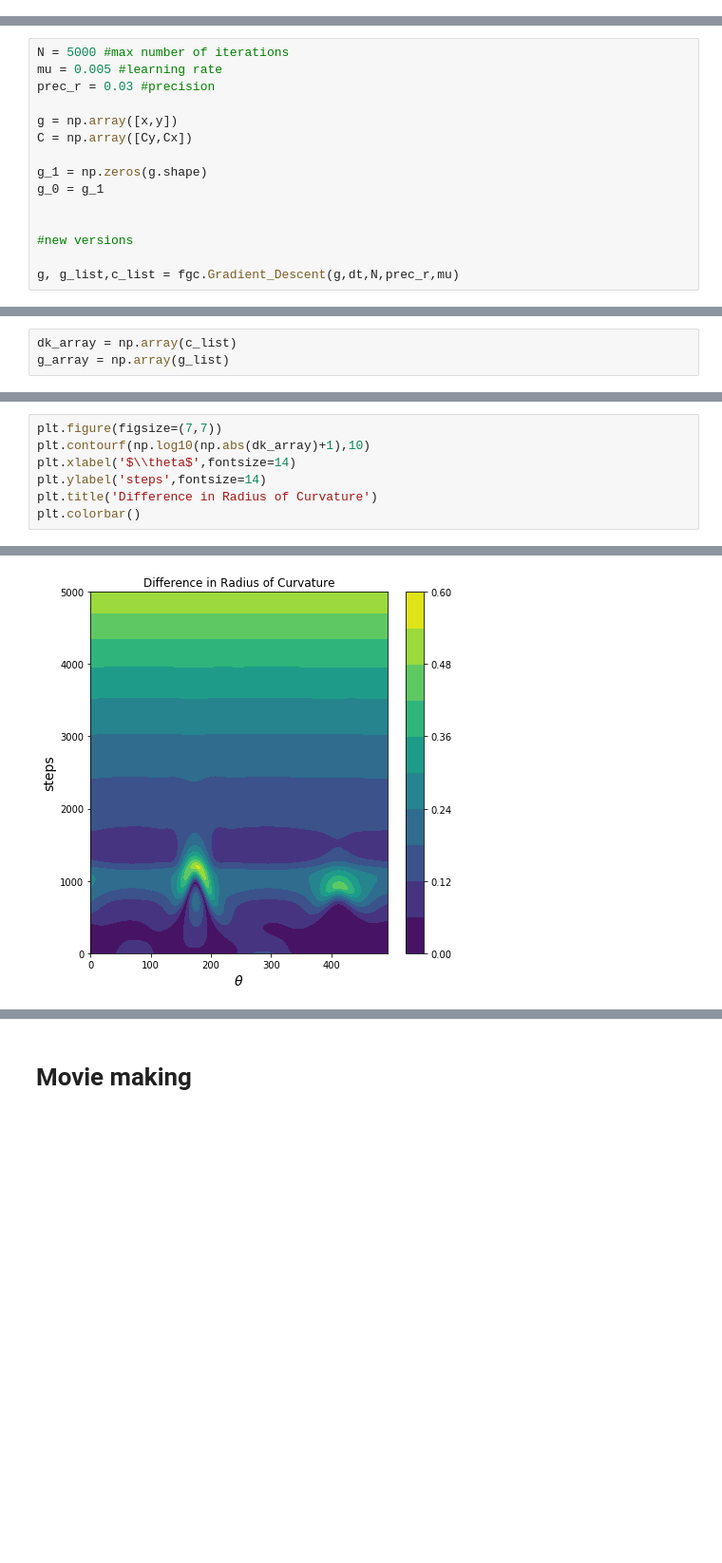
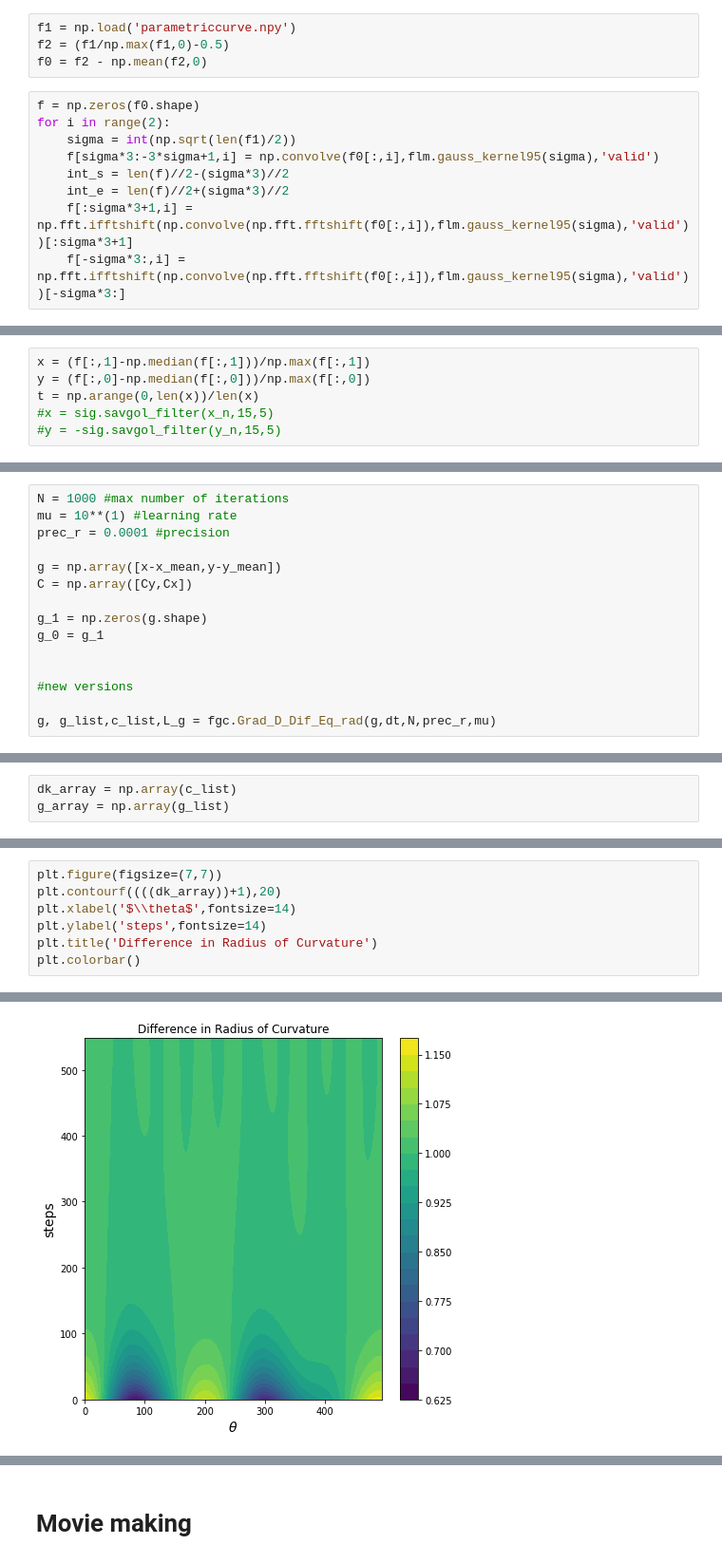
Before and after one commit to rafaelalmada240/ProjectCircles, a Jupyter notebook: ProjectCircles.ipynb, the cells around one changed output, grey strips where cells are left out. Shown at 95% size. Drawn from its saved outputs; the diff is of its cells as text; blank space fills up the shorter version.

```diff
--- a/ProjectCircles.ipynb
+++ b/ProjectCircles.ipynb
@@ -36,2 +29,15 @@ t = np.arange(0,len(x_n))/70
+# %%
+f1 = np.load('parametriccurve.npy')
+f2 = (f1/np.max(f1,0)-0.5)
+f0 = f2 - np.mean(f2,0)
+# %%
+f = np.zeros(f0.shape)
+for i in range(2):
+    sigma = int(np.sqrt(len(f1)/2))
+    f[sigma*3:-3*sigma+1,i] = np.convolve(f0[:,i],flm.gauss_kernel95(sigma),'valid')
+    int_s = len(f)//2-(sigma*3)//2
+    int_e = len(f)//2+(sigma*3)//2
+    f[:sigma*3+1,i] = np.fft.ifftshift(np.convolve(np.fft.fftshift(f0[:,i]),flm.gauss_kernel95(sigma),'valid'))[:sigma*3+1]
+    f[-sigma*3:,i] = np.fft.ifftshift(np.convolve(np.fft.fftshift(f0[:,i]),flm.gauss_kernel95(sigma),'valid'))[-sigma*3:]
 # %% [markdown]
 ## Smoothing
@@ -41,3 +44,9 @@ y = -sig.savgol_filter(y_n,25,6)
+# %%
+x = (f[:,1]-np.median(f[:,1]))/np.max(f[:,1])
+y = (f[:,0]-np.median(f[:,0]))/np.max(f[:,0])
+t = np.arange(0,len(x))/len(x)
+#x = sig.savgol_filter(x_n,15,5)
+#y = -sig.savgol_filter(y_n,15,5)
 # %%
 plt.figure(figsize=(6,6))
 plt.plot(x,y)
@@ -83,11 +138,11 @@ plt.grid()
 # %% [markdown]
 # Gradient descent
 # %%
-N = 5000 #max number of iterations
-mu = 0.005 #learning rate
-prec_r = 0.03 #precision
+N = 1000 #max number of iterations
+mu = 10**(1) #learning rate
+prec_r = 0.0001 #precision
 
-g = np.array([x,y])
+g = np.array([x-x_mean,y-y_mean])
 C = np.array([Cy,Cx])
 
 g_1 = np.zeros(g.shape)
@@ -96,5 +151,5 @@ g_0 = g_1
 
 #new versions
 
-g, g_list,c_list = fgc.Gradient_Descent(g,dt,N,prec_r,mu)
+g, g_list,c_list,L_g = fgc.Grad_D_Dif_Eq_rad(g,dt,N,prec_r,mu)
 # %% [output]
@@ -116,13 +187,13 @@ plt.plot(np.mean(np.abs(dk_array),1))
 # %%
 plt.figure(figsize=(7,7))
-plt.contourf(np.log10(np.abs(dk_array)+1),10)
+plt.contourf((((dk_array))+1),20)
 plt.xlabel('$\\theta$',fontsize=14)
 plt.ylabel('steps',fontsize=14)
 plt.title('Difference in Radius of Curvature')
 plt.colorbar()
 # %% [output]
 <matplotlib.colorbar.Colorbar at 0x...>
-[figure, old version]
+[figure, new version]
 # %%
 plt.figure(figsize=(8,8))
 g = np.array([x,y])
```
Also changed, not shown: parts of 40 cells of this notebook, 5 other files.
